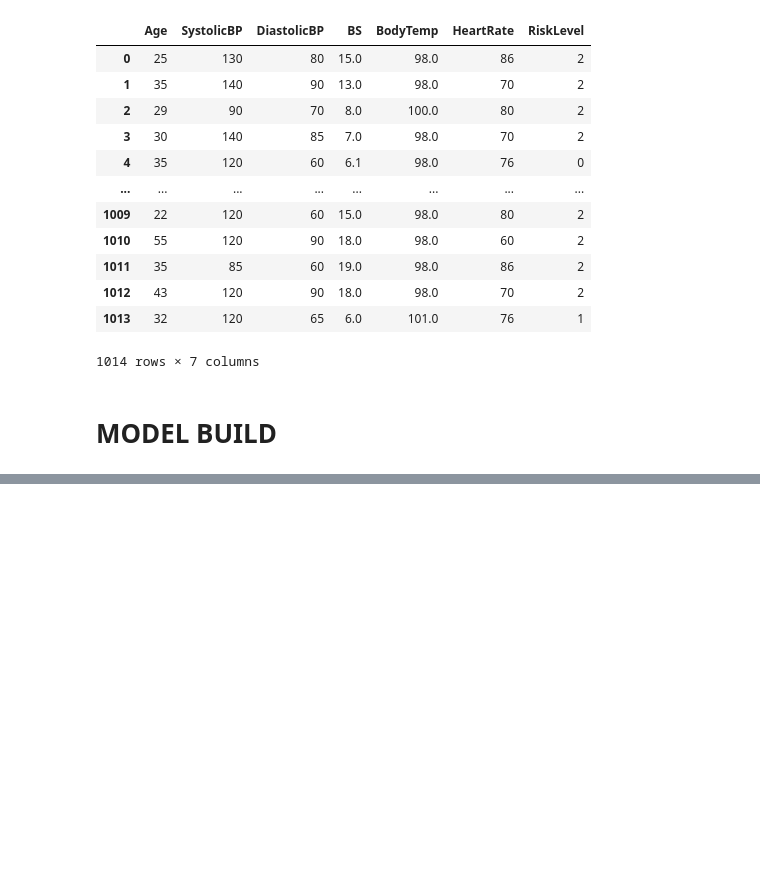
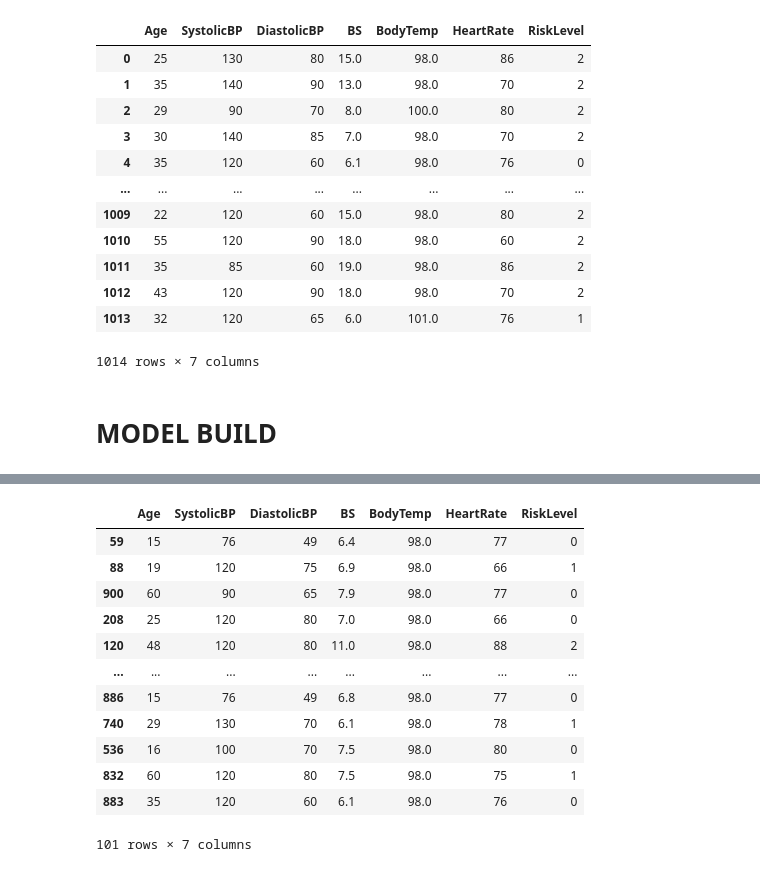
Before and after one commit to HariAr2/Risk-Prediction, a Jupyter notebook: Maternal_risk.ipynb, the cells around one changed output, grey strips where cells are left out. Saved outputs shown, nothing was run; the diff lists cells and outputs as text; code cells hidden in the pictures; blank space fills up the shorter version.

```diff
--- a/Maternal_risk.ipynb
+++ b/Maternal_risk.ipynb
@@ -116,0 +121,2 @@ As we can see from the graphs most of the parameters  are important in finding t
+# %%
+val_data,test_data = train_test_split(temp,random_state=42,test_size=0.5)
@@ -116,0 +139,16 @@ As we can see from the graphs most of the parameters  are important in finding t
+# %%
+val_data
+# %% [output]
+|  | Age | SystolicBP | DiastolicBP | BS | BodyTemp | HeartRate | RiskLevel |
+| 59 | 15 | 76 | 49 | 6.4 | 98.0 | 77 | 0 |
+| 88 | 19 | 120 | 75 | 6.9 | 98.0 | 66 | 1 |
+| 900 | 60 | 90 | 65 | 7.9 | 98.0 | 77 | 0 |
+| 208 | 25 | 120 | 80 | 7.0 | 98.0 | 66 | 0 |
+| 120 | 48 | 120 | 80 | 11.0 | 98.0 | 88 | 2 |
+| ... | ... | ... | ... | ... | ... | ... | ... |
+| 886 | 15 | 76 | 49 | 6.8 | 98.0 | 77 | 0 |
+| 740 | 29 | 130 | 70 | 6.1 | 98.0 | 78 | 1 |
+| 536 | 16 | 100 | 70 | 7.5 | 98.0 | 80 | 0 |
+| 832 | 60 | 120 | 80 | 7.5 | 98.0 | 75 | 1 |
+| 883 | 35 | 120 | 60 | 6.1 | 98.0 | 76 | 0 |
+101 rows × 7 columns
```
Also changed, not shown: parts of 15 cells of this notebook.
